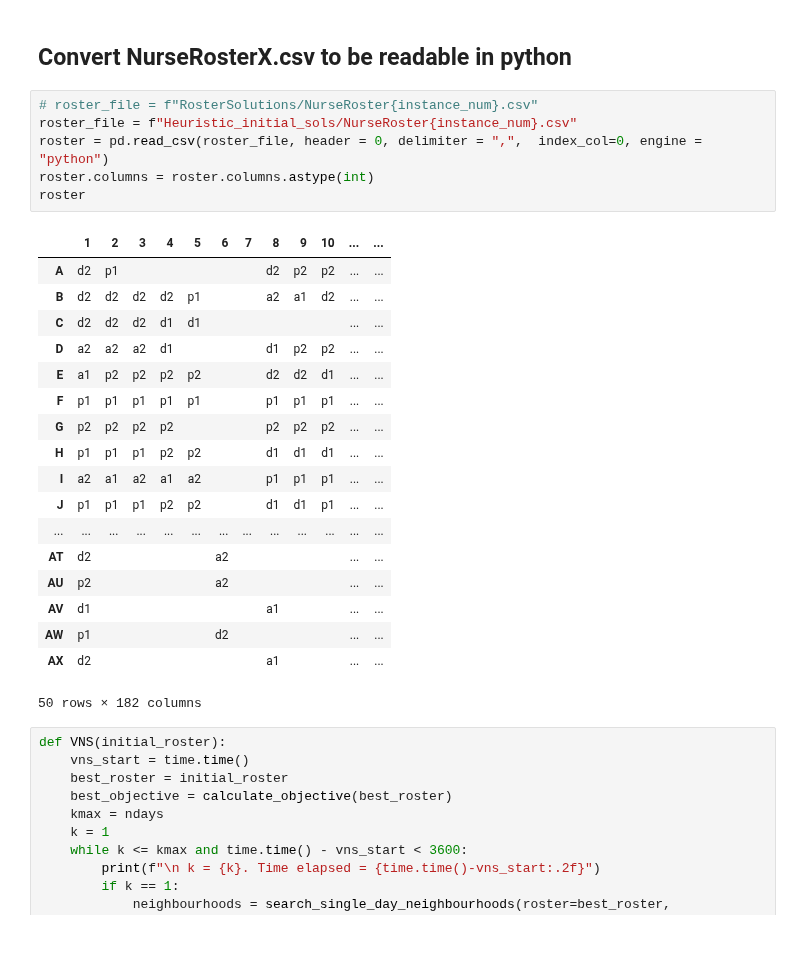
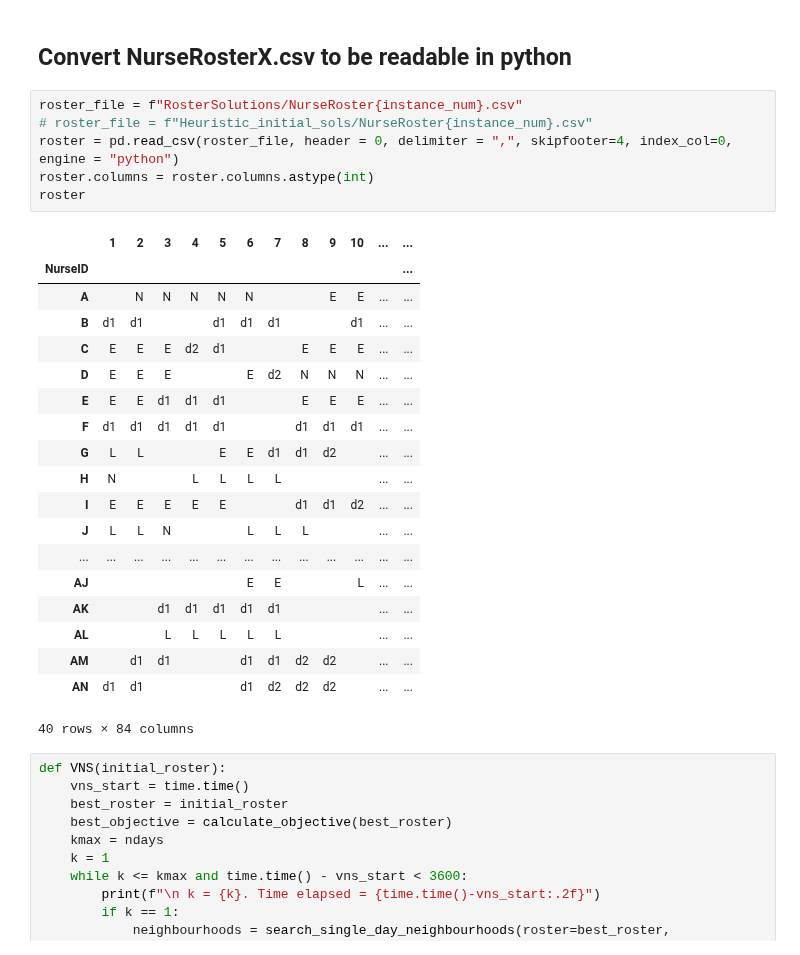
Before and after one commit to turtlesoul25/Dissertation2023_24, a Jupyter notebook: Convert_to_datafile.ipynb, the cells around one changed output. Cells and saved outputs as stored; diff of their text form.

Commit message:
instance 19 xpress post vns

```diff
--- a/Convert_to_datafile.ipynb
+++ b/Convert_to_datafile.ipynb
@@ -2071,30 +2051,31 @@ def VNS_relaxed_solver(initial_roster, i_nurse_list, UnderWorkedPenalty=UnderWor
 
 ## Convert NurseRosterX.csv to be readable in python
 # %%
-# roster_file = f"RosterSolutions/NurseRoster{instance_num}.csv"
-roster_file = f"Heuristic_initial_sols/NurseRoster{instance_num}.csv"
-roster = pd.read_csv(roster_file, header = 0, delimiter = ",",  index_col=0, engine = "python")
+roster_file = f"RosterSolutions/NurseRoster{instance_num}.csv"
+# roster_file = f"Heuristic_initial_sols/NurseRoster{instance_num}.csv"
+roster = pd.read_csv(roster_file, header = 0, delimiter = ",", skipfooter=4, index_col=0, engine = "python")
 roster.columns = roster.columns.astype(int)
 roster
 # %% [output]
 |  | 1 | 2 | 3 | 4 | 5 | 6 | 7 | 8 | 9 | 10 | ... | ... |
-| A | d2 | p1 |  |  |  |  |  | d2 | p2 | p2 | ... | ... |
-| B | d2 | d2 | d2 | d2 | p1 |  |  | a2 | a1 | d2 | ... | ... |
-| C | d2 | d2 | d2 | d1 | d1 |  |  |  |  |  | ... | ... |
-| D | a2 | a2 | a2 | d1 |  |  |  | d1 | p2 | p2 | ... | ... |
-| E | a1 | p2 | p2 | p2 | p2 |  |  | d2 | d2 | d1 | ... | ... |
-| F | p1 | p1 | p1 | p1 | p1 |  |  | p1 | p1 | p1 | ... | ... |
-| G | p2 | p2 | p2 | p2 |  |  |  | p2 | p2 | p2 | ... | ... |
-| H | p1 | p1 | p1 | p2 | p2 |  |  | d1 | d1 | d1 | ... | ... |
-| I | a2 | a1 | a2 | a1 | a2 |  |  | p1 | p1 | p1 | ... | ... |
-| J | p1 | p1 | p1 | p2 | p2 |  |  | d1 | d1 | p1 | ... | ... |
+| NurseID |  |  |  |  |  |  |  |  |  |  |  | ... |
+| A |  | N | N | N | N | N |  |  | E | E | ... | ... |
+| B | d1 | d1 |  |  | d1 | d1 | d1 |  |  | d1 | ... | ... |
+| C | E | E | E | d2 | d1 |  |  | E | E | E | ... | ... |
+| D | E | E | E |  |  | E | d2 | N | N | N | ... | ... |
+| E | E | E | d1 | d1 | d1 |  |  | E | E | E | ... | ... |
+| F | d1 | d1 | d1 | d1 | d1 |  |  | d1 | d1 | d1 | ... | ... |
+| G | L | L |  |  | E | E | d1 | d1 | d2 |  | ... | ... |
+| H | N |  |  | L | L | L | L |  |  |  | ... | ... |
+| I | E | E | E | E | E |  |  | d1 | d1 | d2 | ... | ... |
+| J | L | L | N |  |  | L | L | L |  |  | ... | ... |
 | ... | ... | ... | ... | ... | ... | ... | ... | ... | ... | ... | ... | ... |
-| AT | d2 |  |  |  |  | a2 |  |  |  |  | ... | ... |
-| AU | p2 |  |  |  |  | a2 |  |  |  |  | ... | ... |
-| AV | d1 |  |  |  |  |  |  | a1 |  |  | ... | ... |
-| AW | p1 |  |  |  |  | d2 |  |  |  |  | ... | ... |
-| AX | d2 |  |  |  |  |  |  | a1 |  |  | ... | ... |
+| AJ |  |  |  |  |  | E | E |  |  | L | ... | ... |
+| AK |  |  | d1 | d1 | d1 | d1 | d1 |  |  |  | ... | ... |
+| AL |  |  | L | L | L | L | L |  |  |  | ... | ... |
+| AM |  | d1 | d1 |  |  | d1 | d1 | d2 | d2 |  | ... | ... |
+| AN | d1 | d1 |  |  |  | d1 | d2 | d2 | d2 |  | ... | ... |
-50 rows × 182 columns
+40 rows × 84 columns
 # %%
 def VNS(initial_roster):
     vns_start = time.time()
```
Also changed, not shown: parts of 17 cells of this notebook, 13 other files.
